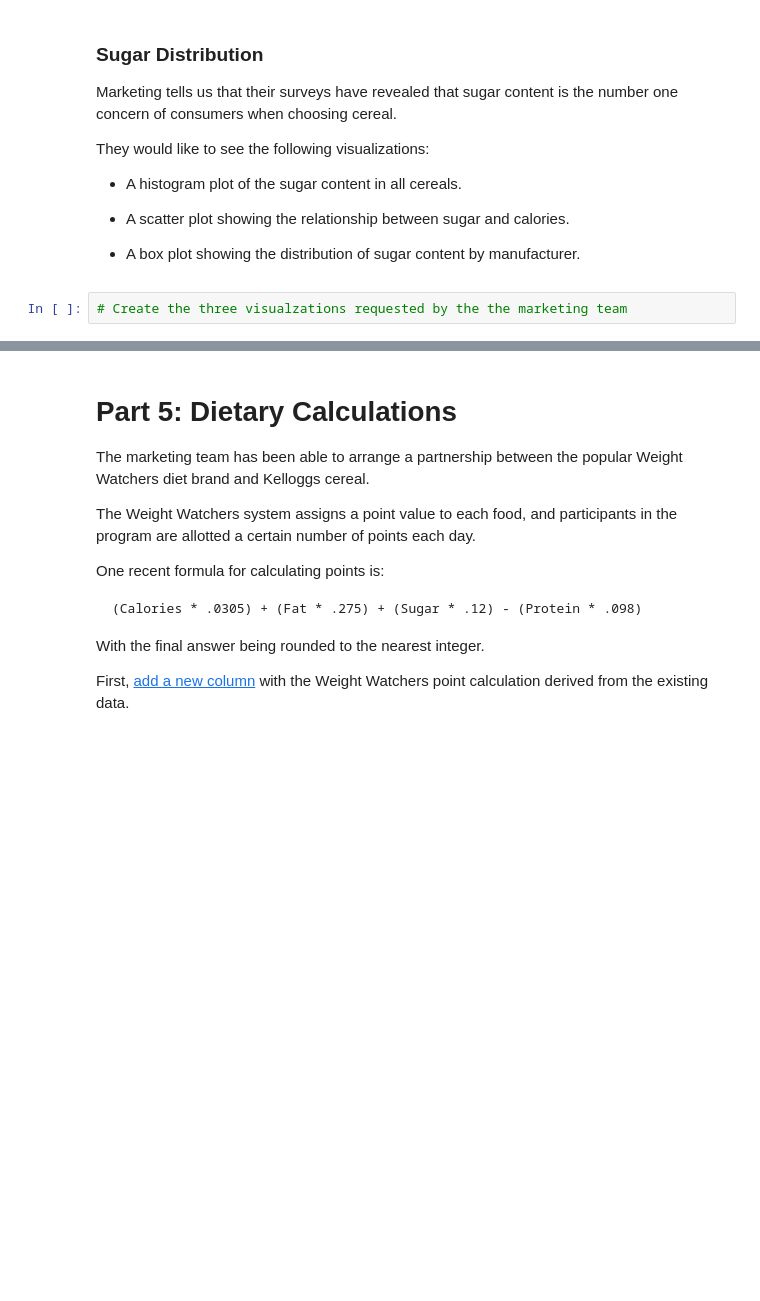
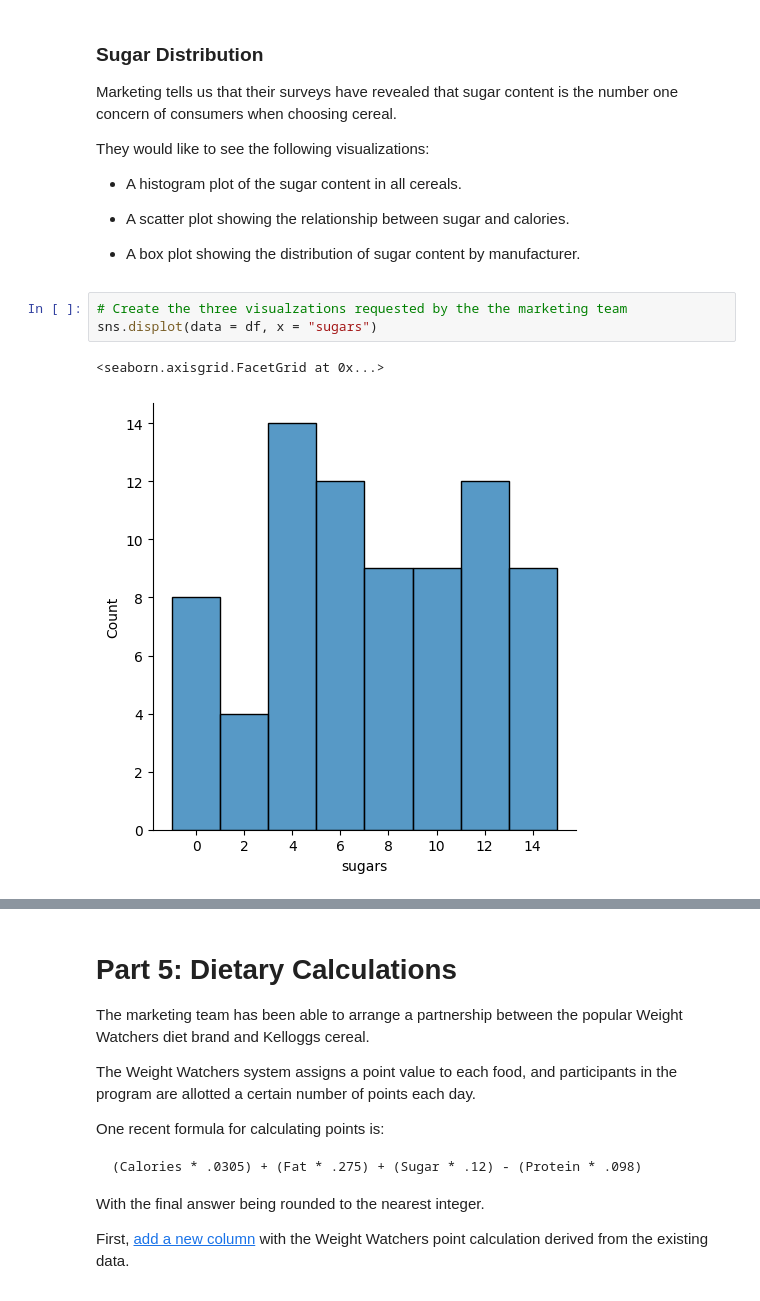
Before and after one commit to austinvirgin/austinvirgin.github.io, a Jupyter notebook: notebooks/Exploration_02.ipynb, the cells around one changed output, grey strips where cells are left out. Saved outputs shown, nothing was run; the diff lists cells and outputs as text; blank space fills up the shorter version.

```diff
--- a/notebooks/Exploration_02.ipynb
+++ b/notebooks/Exploration_02.ipynb
@@ -153,3 +154,7 @@ They would like to see the following visualizations:
 * A box plot showing the distribution of sugar content by manufacturer.
 # %%
 # Create the three visualzations requested by the the marketing team
+sns.displot(data = df, x = "sugars")
+# %% [output]
+<seaborn.axisgrid.FacetGrid at 0x...>
+[figure, added]
```
Also changed, not shown: parts of 3 cells of this notebook.
